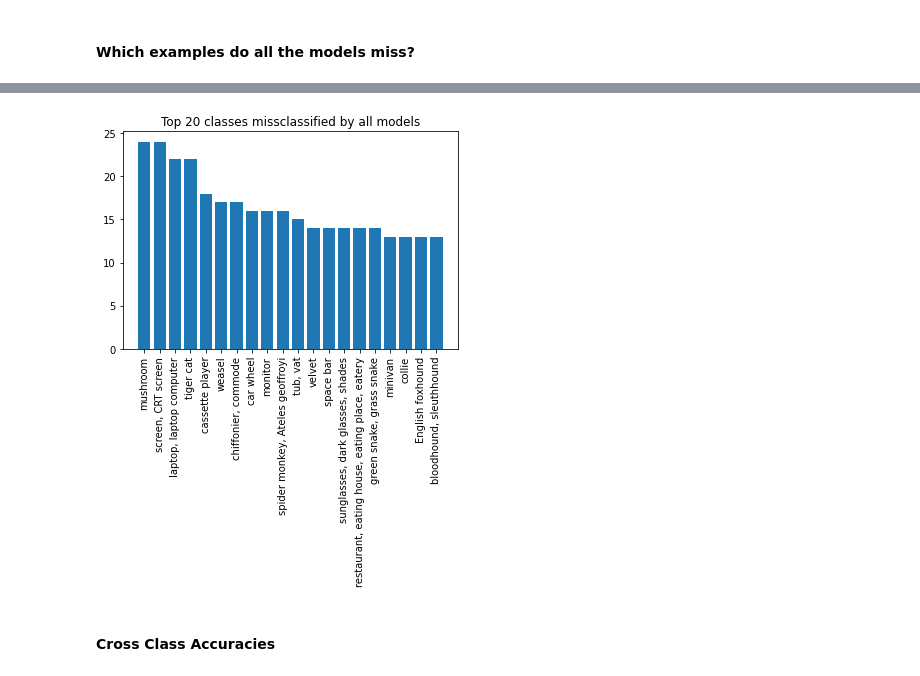
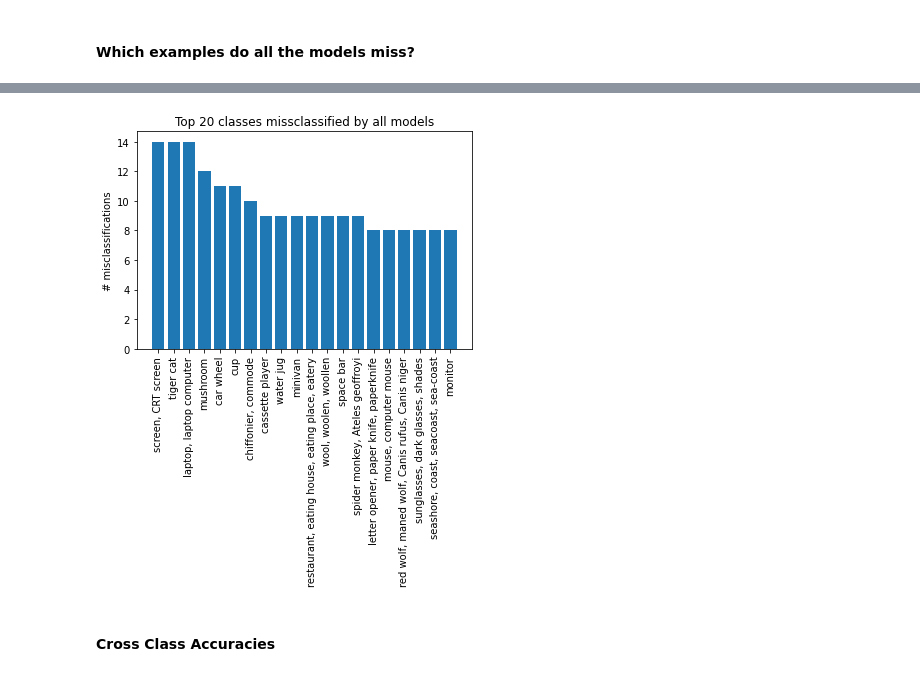
Before and after one commit to csinva/dnn-ensemble, a Jupyter notebook: eda.ipynb, the cells around one changed output, grey strips where cells are left out. Drawn from its saved outputs; the diff is of its cells as text; code cells hidden in the pictures.

Commit message:
softmax ensemble, visualize image errs

```diff
--- a/eda.ipynb
+++ b/eda.ipynb
@@ -225,12 +232,26 @@ plt.show();
 # %%
-def ensemble_models(models_to_ensemble):
-    pred = get_pred(logits['val'][models_to_ensemble[0]])
-    for model in models_to_ensemble[1:]:
+def ensemble_models(models):
+    softmax_pred, pred = [], []
+
+    for model in models:
+        softmax_pred.append(softmax(logits['val'][model], dim=1))
+    softmax_pred = torch.stack(softmax_pred)
+
+    ensemble_logits = []
+    for i in range(softmax_pred.size(1)): # 50000 examples
+        logit = torch.mean(softmax_pred[:, i, :], 0)
+        ensemble_logits.append(logit)
+
+    ensemble_logits = torch.stack(ensemble_logits)
+    return ensemble_logits
+
+
+def majority_vote_models(models):
+    pred = get_pred(logits['val'][models[0]])
+    for model in models[1:]:
         pred = torch.cat((pred, get_pred(logits['val'][model])), 0)
     return torch.mode(pred, 0, keepdim=True)[0]
 
-# model_pred stores training predictions
-model_pred = defaultdict(dict)
-model_pred['val']['top5_ensemble'] = partition(ensemble_models(top5_models).flatten())[0].view(1, -1)
-model_pred['val']['random5_ensemble'] = partition(ensemble_models(random5_models).flatten())[0].view(1, -1)
-model_pred['val']['top5_random5_ensemble'] = partition(ensemble_models(top5_models + random5_models).flatten())[0].view(1, -1)
+logits['val']['top5_ensemble'] = ensemble_models(top5_models)
+logits['val']['random5_ensemble'] = ensemble_models(random5_models)
+logits['val']['top5_random5_ensemble'] = ensemble_models(top5_models + random5_models)
@@ -240,6 +289,8 @@ model_pred['val']['top5_random5_ensemble'] = partition(ensemble_models(top5_mode
 eval_setting = 'val'
 eval_targets_train, eval_targets_test = partition(targets[eval_setting])
 train_indices, test_indices = partition(np.arange(0, 50000))
+# model_pred stores training predictions
+model_pred = defaultdict(dict)
 
 for x_model, x_logits in logits[eval_setting].items():
     pred_train, pred_test = partition(get_pred(x_logits).flatten())
@@ -254,13 +305,12 @@ for i in range(miss.size()[1]): # 40000 columns
     if torch.sum(miss[:, i]) == 0:
         shared_miss.append(train_indices[i]) # map from shuffled index -> original index
 
-print('total number of examples that all models miss:', len(shared_miss))
-
+print('total # examples that all models miss:', len(shared_miss), '/', len(eval_targets_train))
 
 miss_freq = defaultdict(int)
 for i in shared_miss:
     true_class = targets['val'][i]
     miss_freq[int(true_class)] += 1
 
-miss_freq = dict(sorted(miss_freq.items(), key=lambda item: item[1], reverse=True))
+miss_freq = sort_dict(miss_freq)
 # %% [output]
@@ -268,9 +327,10 @@ total number of examples that all models miss: 2721
 # %%
 n = 20 # number of classes to display
 plt.bar([imagenet_dict[i] for i in miss_freq.keys()][:n], list(miss_freq.values())[:n])
 plt.xticks(rotation = 90)
 plt.title(f'Top {n} classes missclassified by all models')
+plt.ylabel('# misclassifications')
 plt.savefig(join(logdir, 'top_classes_misclassified'))
 plt.show();
 # %% [output]
-[figure, old version]
+[figure, new version]
```
Also changed, not shown: parts of 23 cells of this notebook, 1 other file.
